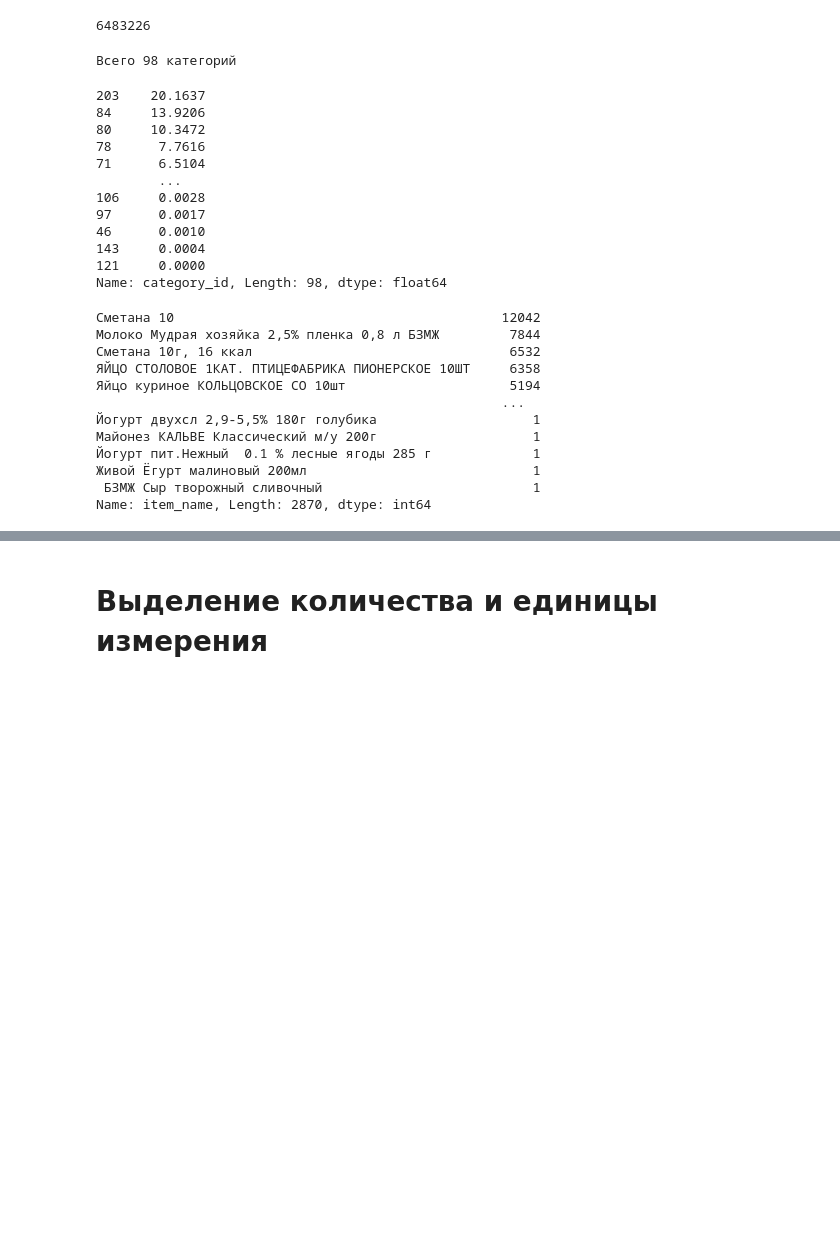
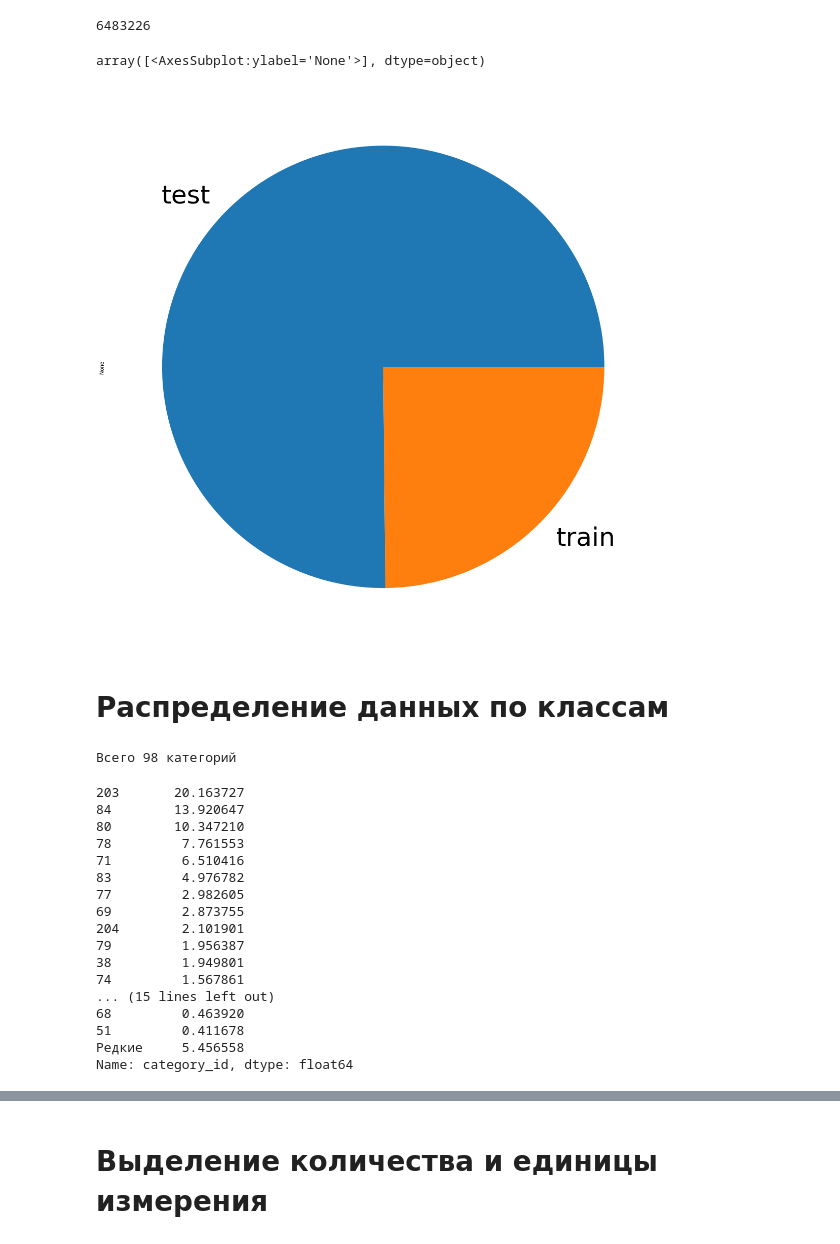
Before and after one commit to Mikhaylov-yv/Data_Fusion_Contest, a Jupyter notebook: Preliminary analysis.ipynb, the cells around one changed output, grey strips where cells are left out. Cells and saved outputs as stored; diff of their text form; code cells hidden in the pictures; blank space fills up the shorter version.

```diff
--- a/Preliminary analysis.ipynb
+++ b/Preliminary analysis.ipynb
@@ -9,9 +10,9 @@ import function as fn
 # %% [markdown]
 # Загрузка тренировочных данных данных
 # %%
-train = pd.read_parquet('data/input/data_fusion_train.parquet')
-print(f"Всего строк в наборе: {train.shape[0]}")
-train = train[train.category_id != -1]
+data = pd.read_parquet('data/input/data_fusion_train.parquet')
+print(f"Всего строк в наборе: {data.shape[0]}")
+train = data[data.category_id != -1]
 # %% [output]
 Всего строк в наборе: 26094077
 # %%
@@ -54,36 +55,42 @@ count = train.shape[0]
 count
 # %% [output]
 6483226
+# %%
+train_test_sum = pd.Series()
+train_test_sum['test'] = data.category_id[data.category_id == -1].count()
+train_test_sum['train'] = data.category_id.count() - train_test_sum['test']
+train_test_sum.plot.pie(subplots=True, fontsize=50, figsize=(20, 20))
+# %% [output]
+array([<AxesSubplot:ylabel='None'>], dtype=object)
+[figure, added]
+# %% [markdown]
+# Распределение данных по классам
 # %%
 # Популярные категории
 print(f"Всего {train['category_id'].value_counts().count()} категорий")
-np.round(train['category_id'].value_counts()/count, 6) * 100
+Pie_plot_ser = train['category_id'].value_counts()
+Pie_plot_ser = Pie_plot_ser/Pie_plot_ser.sum()*100
+min_v = 0.4
+rare_clas_ser = Pie_plot_ser[Pie_plot_ser < min_v]
+Pie_plot_ser = Pie_plot_ser[Pie_plot_ser >= min_v]
+Pie_plot_ser['Редкие'] = rare_clas_ser.sum()
+Pie_plot_ser
 # %% [output]
 Всего 98 категорий
-203    20.1637
-84     13.9206
-80     10.3472
-78      7.7616
-71      6.5104
-        ...
-106     0.0028
-97      0.0017
-46      0.0010
-143     0.0004
-121     0.0000
-Name: category_id, Length: 98, dtype: float64
+203       20.163727
+84        13.920647
+80        10.347210
+78         7.761553
+71         6.510416
+83         4.976782
+77         2.982605
+69         2.873755
+204        2.101901
+79         1.956387
+38         1.949801
+74         1.567861
+... (15 lines left out)
+68         0.463920
+51         0.411678
+Редкие     5.456558
+Name: category_id, dtype: float64
-# %%
-train.loc[train['category_id'] == 78, 'item_name'].value_counts()
-# %% [output]
-Сметана 10                                          12042
-Молоко Мудрая хозяйка 2,5% пленка 0,8 л БЗМЖ         7844
-Сметана 10г, 16 ккал                                 6532
-ЯЙЦО СТОЛОВОЕ 1КАТ. ПТИЦЕФАБРИКА ПИОНЕРСКОЕ 10ШТ     6358
-Яйцо куриное КОЛЬЦОВСКОЕ СО 10шт                     5194
-                                                    ...
-Йогурт двухсл 2,9-5,5% 180г голубика                    1
-Майонез КАЛЬВЕ Классический м/у 200г                    1
-Йогурт пит.Нежный  0.1 % лесные ягоды 285 г             1
-Живой Ёгурт малиновый 200мл                             1
- БЗМЖ Сыр творожный сливочный                           1
-Name: item_name, Length: 2870, dtype: int64
```
Also changed, not shown: parts of 6 cells of this notebook, 11 other files.
